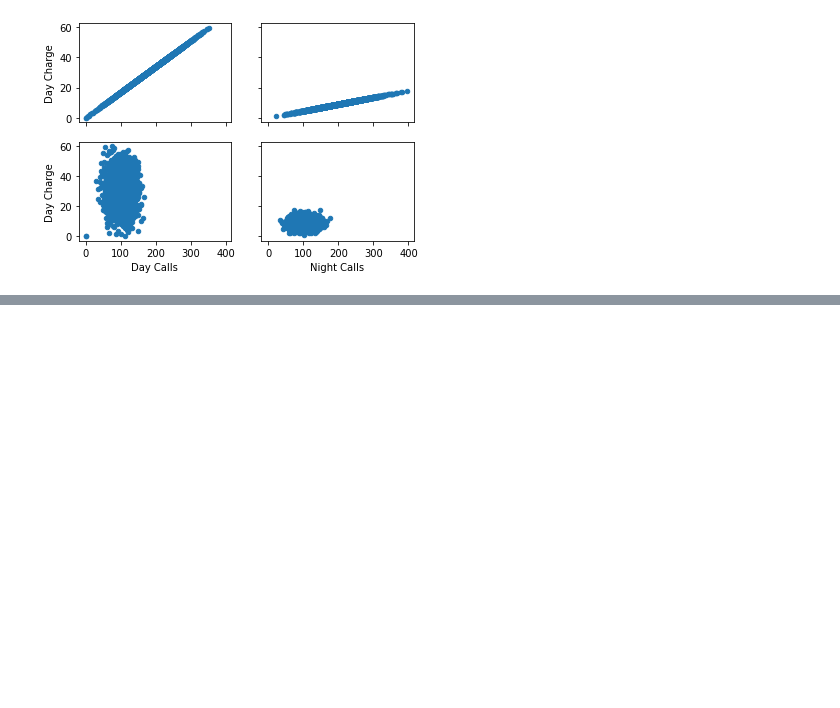
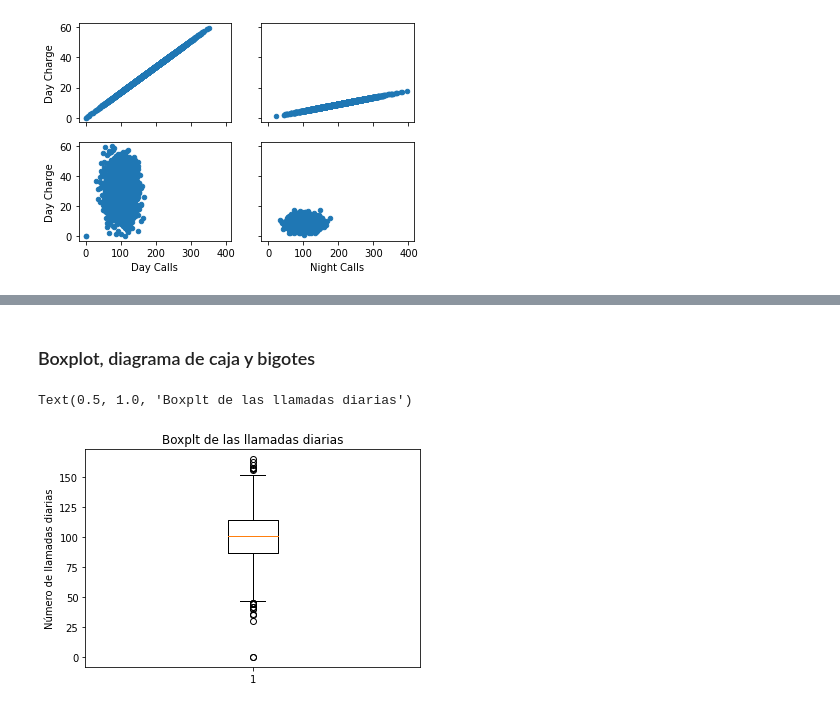
Before and after one commit to mlevicoy/cursoML, a Jupyter notebook: notebooks/T1 - 3 - Data Cleaning - Plots.ipynb, the cells around one changed output, grey strips where cells are left out. Saved outputs shown, nothing was run; the diff lists cells and outputs as text; code cells hidden in the pictures; blank space fills up the shorter version.

```diff
--- a/notebooks/T1 - 3 - Data Cleaning - Plots.ipynb
+++ b/notebooks/T1 - 3 - Data Cleaning - Plots.ipynb
@@ -52,0 +81,17 @@ data.plot.scatter(x="Night Calls", y="Night Charge", ax=axs[1][1])
+# %% [markdown]
+### Boxplot, diagrama de caja y bigotes
+# %%
+# Representa los 3 cuartiles , valores mínimos y máximo
+plt.boxplot(data["Day Calls"])
+plt.ylabel("Número de llamadas diarias")
+plt.title("Boxplt de las llamadas diarias")
+# La parte baja de la caja es el percentil 25 (25%), al medio es
+# el percentil 50 (50%) y la parte superior de la caja es el
+# percentil 75 (75%)
+# Por debajo de la caja hay 1/4 de los datos.
+# Por encima de la caja hay 25% de los datos.
+# En la mitad sería la mediana.
+# El valor modal es el que más aparece.
+# %% [output]
+Text(0.5, 1.0, 'Boxplt de las llamadas diarias')
+[figure, added]
```
Also changed, not shown: parts of 5 cells of this notebook, 1 other file.
